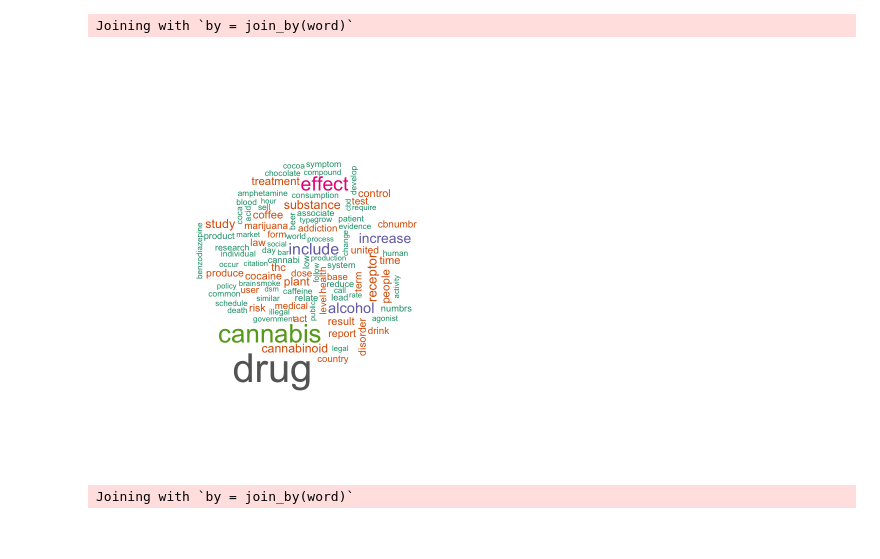
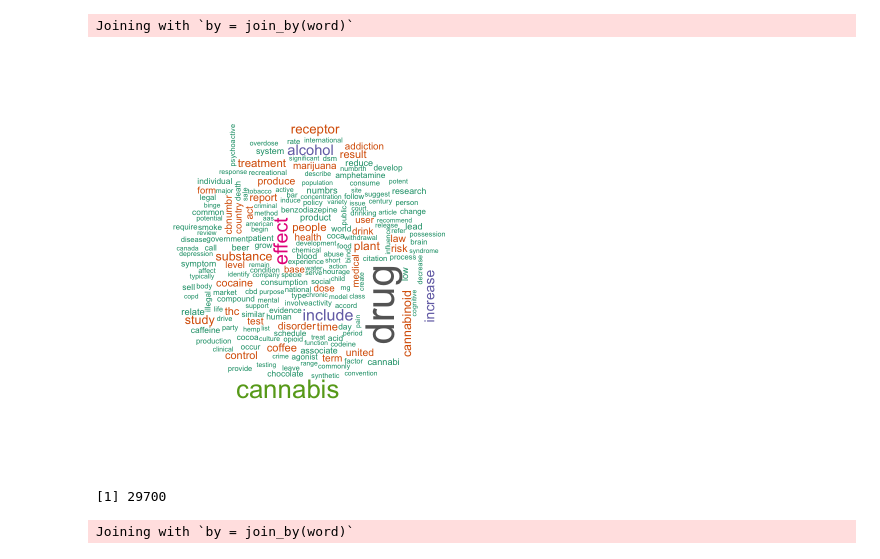
Before and after one commit to anly501/dsan-5000-project-mfgeary, a Jupyter notebook: dsan-website/5000-website/eda/eda.ipynb, the cells around one changed output. Saved outputs shown, nothing was run; the diff lists cells and outputs as text; code cells hidden in the pictures.

```diff
--- a/dsan-website/5000-website/eda/eda.ipynb
+++ b/dsan-website/5000-website/eda/eda.ipynb
@@ -64,9 +69,9 @@ Joining with `by = join_by(word)`
 # %%
 library(wordcloud)
 
 tidy_wiki %>%
     select(word, word_count) %>%
     distinct() %>%
-    with(wordcloud(word, word_count, max.words = 100, colors = brewer.pal(8, "Dark2")))
+    with(wordcloud(word, word_count, max.words = 200, colors = brewer.pal(8, "Dark2")))
 # %% [output]
-[figure, old version]
+[figure, new version]
@@ -78,3 +78,7 @@ tidy_wiki %>%
+# %%
+reddit_data %>% nrow()
+# %% [output]
+[1] 29700
 # %%
 tidy_reddit <- reddit_data %>%
     unnest_tokens(word, X1) %>%
```
Also changed, not shown: parts of 2 cells of this notebook, 1 other file.
